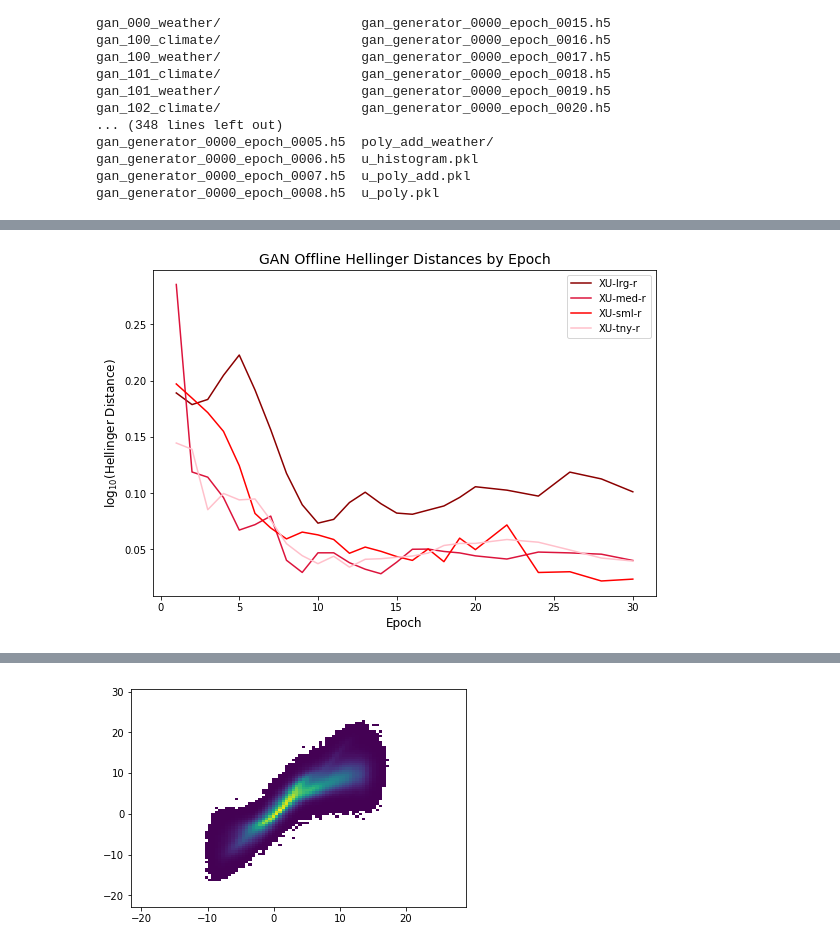
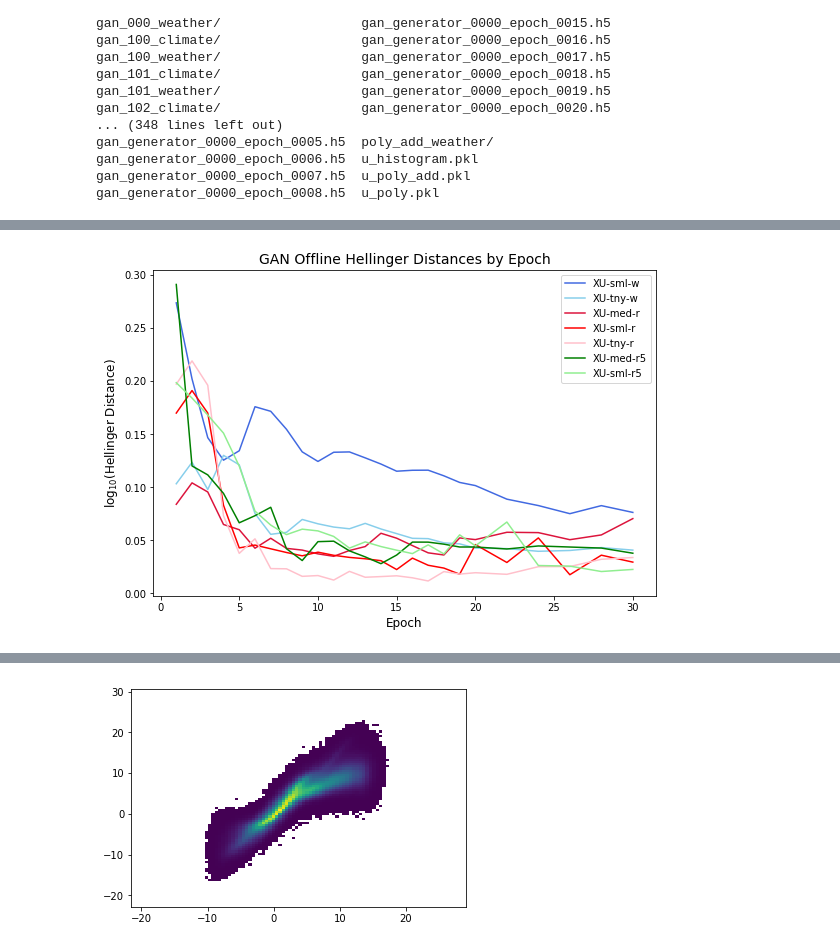
Before and after one commit to djgagne/lorenz_gan, a Jupyter notebook: notebooks/gan_offline_analysis.ipynb, the cells around one changed output, grey strips where cells are left out. Drawn from its saved outputs; the diff is of its cells as text; code cells hidden in the pictures.

```diff
--- a/notebooks/gan_offline_analysis.ipynb
+++ b/notebooks/gan_offline_analysis.ipynb
@@ -62,2 +72,2 @@ y_data_sub = y_norm_data[:200000]
 # %%
-gen_files = sorted(glob(join(data_path, "gan_generator_0102_*.h5")))
+gen_files = sorted(glob(join(data_path, "gan_generator_0502_*.h5")))
@@ -87,7 +143,7 @@ kde_true.fit(y_data_sub)
 y_bins = np.linspace(-5, 5, 100)
 true_pdf = np.exp(kde_true.score_samples(y_bins.reshape(-1,1)))
 # %%
-def calc_hellinger_epochs(index, x_data=x_data_sub, true_pdf=true_pdf, y_bins=np.linspace(-5, 5, 100), num_samples=200000):
+def calc_hellinger_epochs(index, x_data=x_data_sub, true_pdf=true_pdf, y_bins=np.linspace(-5, 5, 100), num_samples=100000):
     gen_files = sorted(glob(join(data_path, "gan_generator_{0:04d}_*.h5".format(index))))
     hds = np.zeros(len(gen_files))
     if index < 300:
@@ -105,11 +161,9 @@ def calc_hellinger_epochs(index, x_data=x_data_sub, true_pdf=true_pdf, y_bins=np
         gen_dist = np.exp(kde_pred.score_samples(y_bins.reshape(-1,1)))
         hds[g] = hellinger(gen_dist, true_pdf)
         del kde_pred, gen_preds, gen_dist
-        del pred_func
-        del gen
     return hds
 # %%
-configs = [500, 501, 502, 503]
+configs = [101, 102, 103, 301, 302, 303, 501, 502, 503]
 fs = client.map(calc_hellinger_epochs, configs)
 # %%
-out = client.gather(fs)
+out = client.gather(fs[1:-1])
@@ -121,18 +191,16 @@ fs[1].traceback().tb_lineno
 epochs = np.array(list(range(1, 20)) + list(range(20, 32, 2)))
 # %%
 plt.figure(figsize=(9,6))
-#gan_configs = ["XU-lrg-w", "XU-med-w", "XU-sml-w", "XU-tny-w",
-#
-gan_configs = ["XU-lrg-r", "XU-med-r", "XU-sml-r", "XU-tny-r"]
+gan_configs = ["XU-sml-w", "XU-tny-w", "XU-med-r", "XU-sml-r", "XU-tny-r", "XU-med-r5", "XU-sml-r5"]
 #colors = ["darkblue", "blue", "royalblue", "skyblue",
-colors = ["darkred", "crimson", "red", "pink"]
+colors = ["royalblue", "skyblue", "crimson", "red", "pink", "green", "lightgreen"]
 for h, hs in enumerate(out):
     plt.plot(epochs, hs, color=colors[h], label=gan_configs[h])
 plt.legend()
 plt.xlabel("Epoch", fontsize=12)
 plt.ylabel("$\log_{10}($Hellinger Distance$)$", fontsize=12)
 plt.title("GAN Offline Hellinger Distances by Epoch", fontsize=14)
 plt.savefig("gan_offline_hellinger.pdf", bbox_inches="tight")
 # %% [output]
-[figure, old version]
+[figure, new version]
 # %%
```
Also changed, not shown: parts of 15 cells of this notebook.
